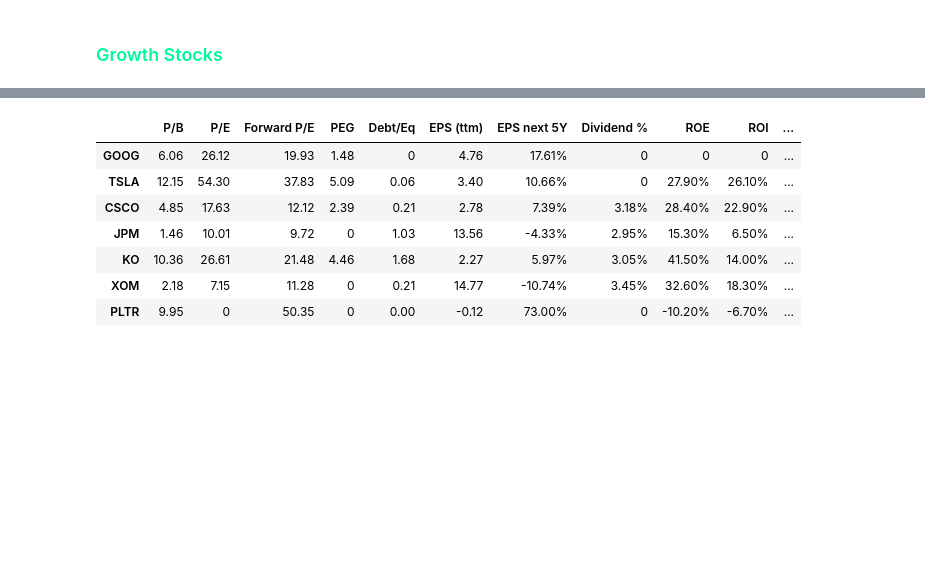
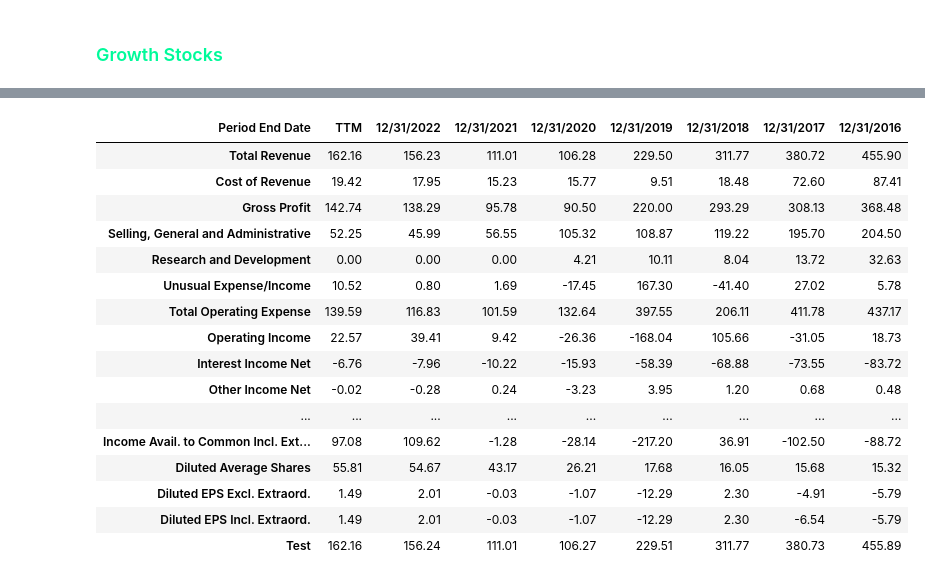
Before and after one commit to J-Appleg8/stock_analysis, a Jupyter notebook: notebooks/finviz_stocks.ipynb, the cells around one changed output, grey strips where cells are left out. Saved outputs shown, nothing was run; the diff lists cells and outputs as text; code cells hidden in the pictures; blank space fills up the shorter version.

Commit message:
set up data pull for financial statements and screener

```diff
--- a/notebooks/finviz_stocks.ipynb
+++ b/notebooks/finviz_stocks.ipynb
@@ -8,11 +8,10 @@
 import requests
 import pandas as pd
 
-URL = "https://elite.finviz.com/export.ashx?v=151&f=cap_to5,exch_nyse|nasd,sh_avgvol_o200,sh_relvol_1.2to,sh_short_o5,ta_rsi_50to,ta_sma200_sb50,ta_sma50_pa&ft=4&o=-relativevolume&c=0,1,2,3,4,5,6,7,9,11,13,14,16,17,24,25,30,32,33,34,35,39,40,41,44,47,48,57,58,59,63,64,67,65,66&auth=jappleg813@gmail.com"
+URL = "https://elite.finviz.com/export.ashx?v=151&f=exch_nyse|nasd,geo_usa|canada|unitedkingdom|switzerland|sweden|germany,sh_price_10to100&ft=4&c=0,1,2,3,4,79,6,7,8,9,10,11,12,13,73,74,75,14,15,16,17,21,23,22,82,78,24,25,30,31,84,32,33,34,35,37,38,39,40,41,44,45,46,47,52,53,54,57,64,67,65,66&auth=jappleg813@gmail.com"
 response = requests.get(URL)
 open("export.csv", "wb").write(response.content)
 
 growth_stocks_df = pd.read_csv('export.csv')
-
 growth_stocks_df
 # %% [output]
@@ -19,0 +31,10 @@ None
+# %%
+
+p = growth_stocks_df.applymap(lambda x: '%' in str(x)).any()
+percent_columns = p[p].index.to_list()
+
+for col in percent_columns:
+    growth_stocks_df[col] = (growth_stocks_df[col].str.rstrip('%').astype('float') / 100.0)
+
+growth_stocks_df = growth_stocks_df.fillna(0)
+growth_stocks_df
@@ -20,53 +55,88 @@ None
 # %%
 import requests
 import pandas as pd
+import json
 from bs4 import BeautifulSoup
 from tqdm.auto import tqdm
 
 headers = {'User-Agent': 'Mozilla/5.0 (Windows NT 6.1) AppleWebKit/537.36 (KHTML, like Gecko) Chrome/58.0.3029.110 Safari/537.36',
           'Upgrade-Insecure-Requests': '1', 'Cookie': 'v2=1495343816.182.19.234.142', 'Accept-Encoding': 'gzip, deflate, sdch',
            'Referer': "http://finviz.com/quote.ashx?t="}
 
-def get_fundamental_data(df):
-    for symbol in tqdm(df.index, desc="Processing stocks"):
-        try:
-            #url = ("http://finviz.com/quote.ashx?t=" + symbol.lower())
-            r = requests.get("http://finviz.com/quote.ashx?t=" + symbol.lower(), headers=headers)
-            soup = BeautifulSoup(r.content, 'html.parser')
-            for m in df.columns:
-                df.loc[symbol, m] = soup.find(string=m).find_next(class_='snapshot-td2').text
-        except Exception as e:
-            print (symbol, 'not found')
-            print(e)
+def get_fundamental_data(df, symbol:str):
+    try:
+        r = requests.get("http://finviz.com/quote.ashx?t=" + symbol.lower(), headers=headers)
+        soup = BeautifulSoup(r.content, 'html.parser')
+        for m in df.columns:
+            df.loc[symbol, m] = soup.find(string=m).find_next(class_='snapshot-td2').text
+    except Exception as e:
+        print (symbol, 'not found')
+        print(e)
+
     return df
 
-stock_list = ['GOOG', 'TSLA', 'CSCO', 'JPM', 'KO', 'XOM', 'PLTR']
+
+def get_financial_data(symbol: str, statement:str):
+    try:
+        response = requests.get(f"https://elite.finviz.com/api/statement.ashx?t={symbol}&s={statement}", headers=headers).text
+        response_dict = json.loads(response)['data']
+        df = pd.DataFrame(response_dict).transpose()
+        df.columns = df.iloc[0]
+        df.drop(['Period Length', 'Period End Date'], inplace=True, errors='ignore')
+
+        cols = [i for i in df.columns if i not in ['Period End Date']]
+        for col in cols:
+            df[col] = pd.to_numeric(df[col].str.replace(',', '')).round(2).fillna(0)
+    except Exception as e:
+        print (symbol, 'not found')
+        print(e)
+
+    return df
+
 
 metric = [
+    'Price',
 	'P/B',
 	'P/E',
 	'Forward P/E',
 	'PEG',
 	'Debt/Eq',
 	'EPS (ttm)',
 	'EPS next 5Y',
 	'Dividend %',
 	'ROE',
 	'ROI',
 	'EPS Q/Q',
 	'Insider Own'
 ]
 
-df = pd.DataFrame(index=stock_list, columns=metric)
-df = get_fundamental_data(df)
-df = df.replace('-', 0)
-df
+fundamentals_df = pd.DataFrame(columns=metric)
+fundamentals_df = get_fundamental_data(fundamentals_df, 'ASRT')
+fundamentals_df = fundamentals_df.replace('-', 0)
+
+income_statement_df = get_financial_data('ASRT', 'IA').copy()
+balance_sheet_df = get_financial_data('ASRT', 'BA').copy()
+cash_flow_df = get_financial_data('ASRT', 'CA').copy()
+
+income_statement_df.loc['Test'] = income_statement_df.apply(lambda x: x['Cost of Revenue'] + x['Gross Profit'])
+
+fundamentals_df
+income_statement_df
 # %% [output]
-|  | P/B | P/E | Forward P/E | PEG | Debt/Eq | EPS (ttm) | EPS next 5Y | Dividend % | ROE | ROI | ... |
-| GOOG | 6.06 | 26.12 | 19.93 | 1.48 | 0 | 4.76 | 17.61% | 0 | 0 | 0 | ... |
-| TSLA | 12.15 | 54.30 | 37.83 | 5.09 | 0.06 | 3.40 | 10.66% | 0 | 27.90% | 26.10% | ... |
-| CSCO | 4.85 | 17.63 | 12.12 | 2.39 | 0.21 | 2.78 | 7.39% | 3.18% | 28.40% | 22.90% | ... |
-| JPM | 1.46 | 10.01 | 9.72 | 0 | 1.03 | 13.56 | -4.33% | 2.95% | 15.30% | 6.50% | ... |
-| KO | 10.36 | 26.61 | 21.48 | 4.46 | 1.68 | 2.27 | 5.97% | 3.05% | 41.50% | 14.00% | ... |
-| XOM | 2.18 | 7.15 | 11.28 | 0 | 0.21 | 14.77 | -10.74% | 3.45% | 32.60% | 18.30% | ... |
-| PLTR | 9.95 | 0 | 50.35 | 0 | 0.00 | -0.12 | 73.00% | 0 | -10.20% | -6.70% | ... |
+| Period End Date | TTM | 12/31/2022 | 12/31/2021 | 12/31/2020 | 12/31/2019 | 12/31/2018 | 12/31/2017 | 12/31/2016 |
+| Total Revenue | 162.16 | 156.23 | 111.01 | 106.28 | 229.50 | 311.77 | 380.72 | 455.90 |
+| Cost of Revenue | 19.42 | 17.95 | 15.23 | 15.77 | 9.51 | 18.48 | 72.60 | 87.41 |
+| Gross Profit | 142.74 | 138.29 | 95.78 | 90.50 | 220.00 | 293.29 | 308.13 | 368.48 |
+| Selling, General and Administrative | 52.25 | 45.99 | 56.55 | 105.32 | 108.87 | 119.22 | 195.70 | 204.50 |
+| Research and Development | 0.00 | 0.00 | 0.00 | 4.21 | 10.11 | 8.04 | 13.72 | 32.63 |
+| Unusual Expense/Income | 10.52 | 0.80 | 1.69 | -17.45 | 167.30 | -41.40 | 27.02 | 5.78 |
+| Total Operating Expense | 139.59 | 116.83 | 101.59 | 132.64 | 397.55 | 206.11 | 411.78 | 437.17 |
+| Operating Income | 22.57 | 39.41 | 9.42 | -26.36 | -168.04 | 105.66 | -31.05 | 18.73 |
+| Interest Income Net | -6.76 | -7.96 | -10.22 | -15.93 | -58.39 | -68.88 | -73.55 | -83.72 |
+| Other Income Net | -0.02 | -0.28 | 0.24 | -3.23 | 3.95 | 1.20 | 0.68 | 0.48 |
+| ... | ... | ... | ... | ... | ... | ... | ... | ... |
+| Income Avail. to Common Incl. Ext... | 97.08 | 109.62 | -1.28 | -28.14 | -217.20 | 36.91 | -102.50 | -88.72 |
+| Diluted Average Shares | 55.81 | 54.67 | 43.17 | 26.21 | 17.68 | 16.05 | 15.68 | 15.32 |
+| Diluted EPS Excl. Extraord. | 1.49 | 2.01 | -0.03 | -1.07 | -12.29 | 2.30 | -4.91 | -5.79 |
+| Diluted EPS Incl. Extraord. | 1.49 | 2.01 | -0.03 | -1.07 | -12.29 | 2.30 | -6.54 | -5.79 |
+| Test | 162.16 | 156.24 | 111.01 | 106.27 | 229.51 | 311.77 | 380.73 | 455.89 |
```
Also changed, not shown: parts of 4 cells of this notebook, 1 other file.
